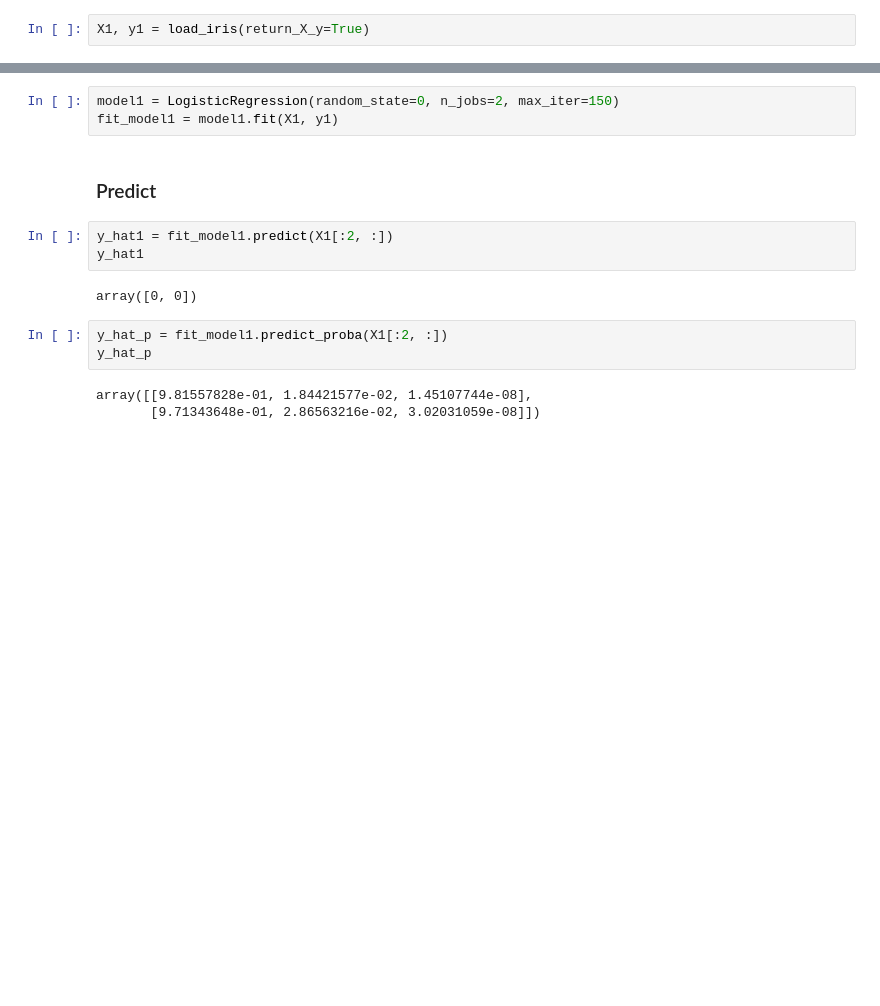
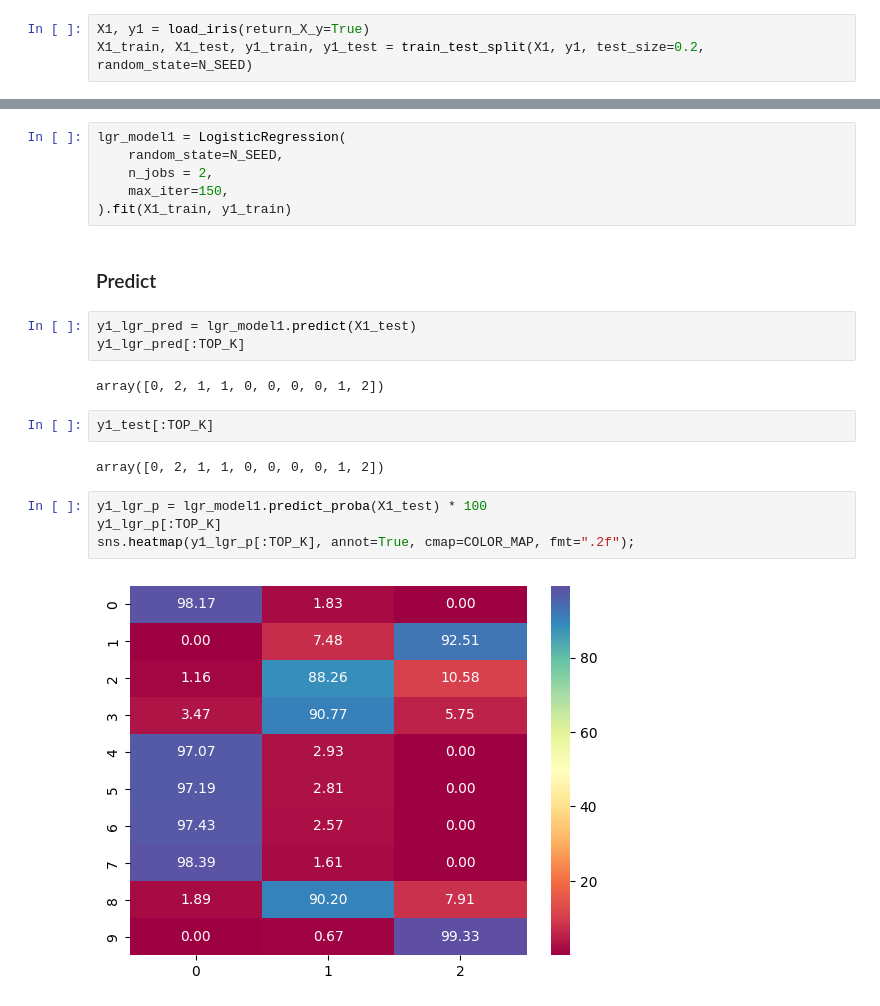
Before and after one commit to thaiduongngo/sunrise-notebooks, a Jupyter notebook: notebooks/ml_logistic_regression.ipynb, the cells around one changed output, grey strips where cells are left out. Saved outputs shown, nothing was run; the diff lists cells and outputs as text; blank space fills up the shorter version.

```diff
--- a/notebooks/ml_logistic_regression.ipynb
+++ b/notebooks/ml_logistic_regression.ipynb
@@ -29,21 +47,29 @@ np.float64(0.0)
 ## Iris dataset (classification problem)
 # %%
 X1, y1 = load_iris(return_X_y=True)
+X1_train, X1_test, y1_train, y1_test = train_test_split(X1, y1, test_size=0.2, random_state=N_SEED)
 # %% [markdown]
 ### Create a model and fit data into the model
 # %%
-model1 = LogisticRegression(random_state=0, n_jobs=2, max_iter=150)
-fit_model1 = model1.fit(X1, y1)
+lgr_model1 = LogisticRegression(
+    random_state=N_SEED,
+    n_jobs = 2,
+    max_iter=150,
+).fit(X1_train, y1_train)
 # %% [markdown]
 ### Predict
-# %%
-y_hat1 = fit_model1.predict(X1[:2, :])
-y_hat1
-# %% [output]
-array([0, 0])
-# %%
-y_hat_p = fit_model1.predict_proba(X1[:2, :])
-y_hat_p
-# %% [output]
-array([[9.81557828e-01, 1.84421577e-02, 1.45107744e-08],
-       [9.71343648e-01, 2.86563216e-02, 3.02031059e-08]])
+# %%
+y1_lgr_pred = lgr_model1.predict(X1_test)
+y1_lgr_pred[:TOP_K]
+# %% [output]
+array([0, 2, 1, 1, 0, 0, 0, 0, 1, 2])
+# %%
+y1_test[:TOP_K]
+# %% [output]
+array([0, 2, 1, 1, 0, 0, 0, 0, 1, 2])
+# %%
+y1_lgr_p = lgr_model1.predict_proba(X1_test) * 100
+y1_lgr_p[:TOP_K]
+sns.heatmap(y1_lgr_p[:TOP_K], annot=True, cmap=COLOR_MAP, fmt=".2f");
+# %% [output]
+[figure, added]
```
Also changed, not shown: parts of 10 cells of this notebook, 2 other files.
